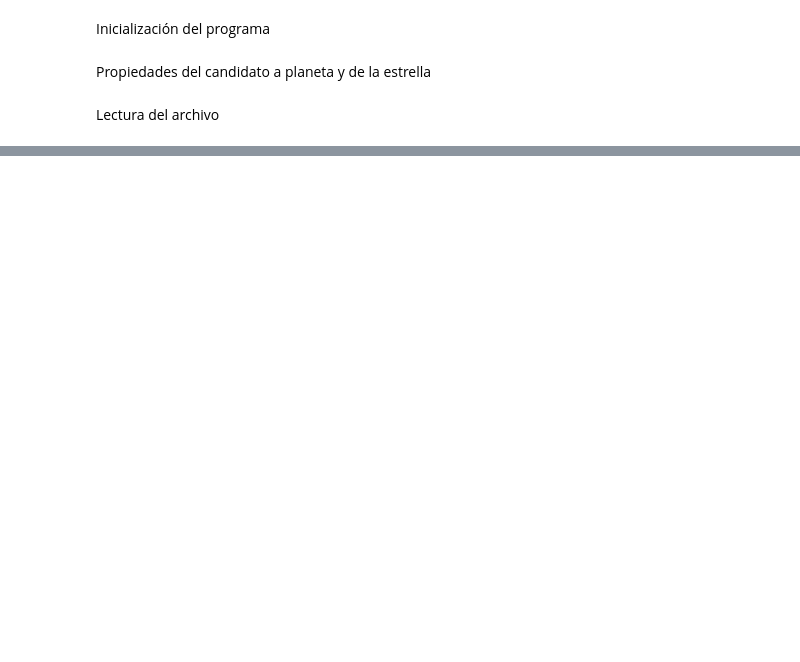
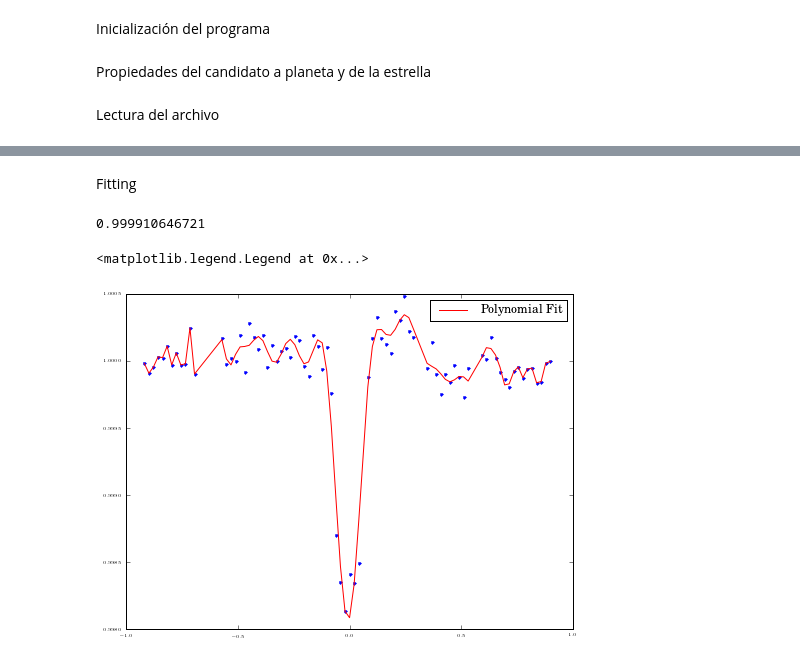
Before and after one commit to sanchisojeda/Transit-Analysis, a Jupyter notebook: test.ipynb, the cells around one changed output, grey strips where cells are left out. Drawn from its saved outputs; the diff is of its cells as text; code cells hidden in the pictures; blank space fills up the shorter version.

```diff
--- a/test.ipynb
+++ b/test.ipynb
@@ -157,0 +181,23 @@ print(mintab[0])
+# %% [markdown]
+Fitting
+# %%
+orderPol = 1000
+coefficients = np.polyfit(x_1, y_1, orderPol)
+polynomial = np.poly1d(coefficients)
+ys = polynomial(x_1)
+
+mean_Polfit = ys.mean()
+std_Polfit =  ys.std()
+var_Polfit = ys.var()
+
+print mean_Polfit
+#print coefficients
+#print polynomial
+plt.figure(4)
+plt.plot(x_1,y_1,'.',color='blue')
+plt.plot(x_1,ys,color='red',label="Polynomial Fit")
+plt.legend(prop={'size':12})
+# %% [output]
+0.999910646721
+<matplotlib.legend.Legend at 0x...>
+[figure, added]
```
Also changed, not shown: parts of 9 cells of this notebook, 2 other files.
